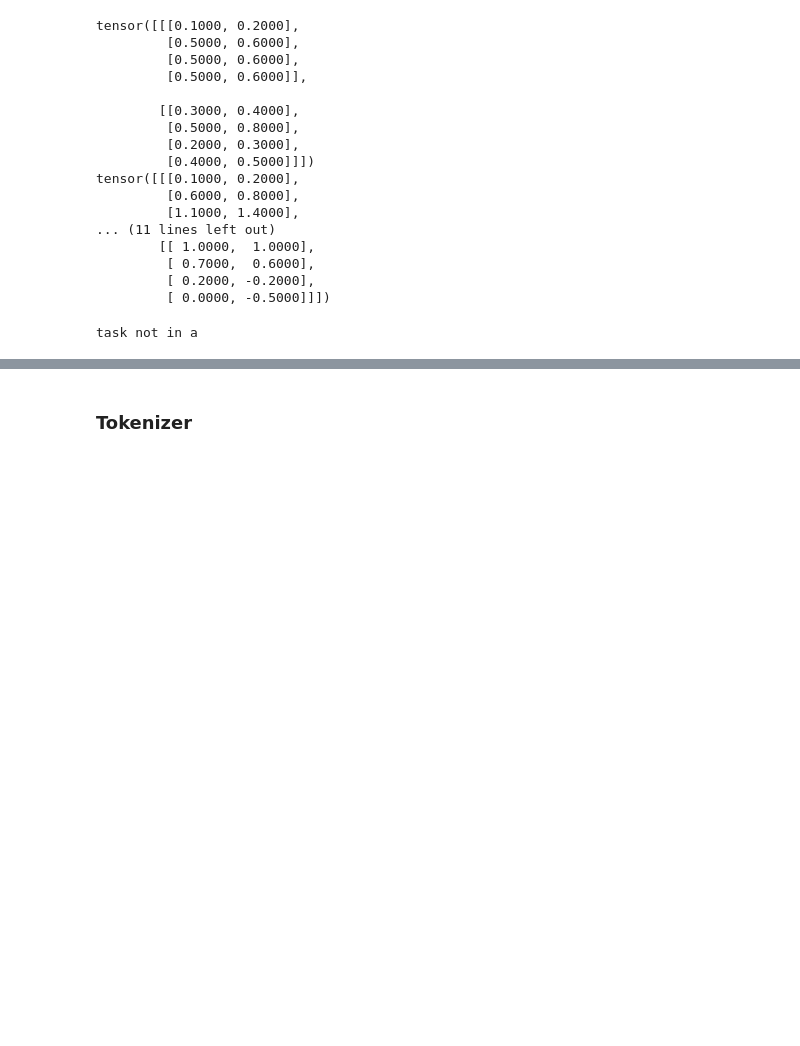
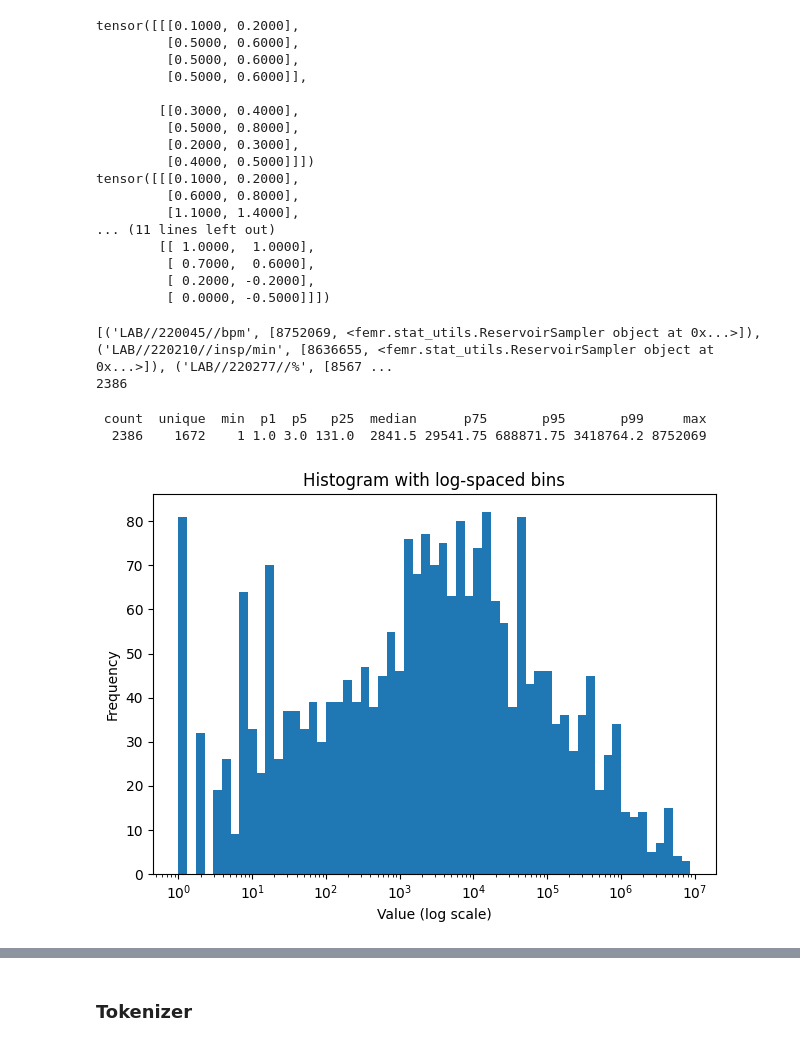
Before and after one commit to reAIM-Lab/ehr_foundation_model_benchmark, a Jupyter notebook: src/femr/models/test.ipynb, the cells around one changed output, grey strips where cells are left out. Saved outputs shown, nothing was run; the diff lists cells and outputs as text; code cells hidden in the pictures; blank space fills up the shorter version.

```diff
--- a/src/femr/models/test.ipynb
+++ b/src/femr/models/test.ipynb
@@ -38,10 +38,70 @@ tensor([[[0.1000, 0.2000],
          [ 0.2000, -0.2000],
          [ 0.0000, -0.5000]]])
 # %%
-a = {"taskc":1, "needs_exact":True}
-if "task" in a:
-    print("task in a")
-else:
-    print("task not in a")
+import pathlib
+from tqdm import tqdm
+import meds_reader
+import femr.stat_utils
+a = femr.stat_utils.ReservoirSampler(100000)
+meds_reader_path = "/data/raw_data/mimic/files/mimiciv/meds_v0.6/3.1/MEDS_cohort-reader"
+database = meds_reader.SubjectDatabase(meds_reader_path)
+lab_dict = {}
+numerical_values= []
+for subject_id in tqdm(database):
+    for event in database[subject_id].events:
+        if event.numeric_value is not None:
+            if event.code not in lab_dict:
+                lab_dict[event.code] = [1,femr.stat_utils.ReservoirSampler(100000)]
+                lab_dict[event.code][1].add(float(event.numeric_value),1)
+            else:
+                lab_dict[event.code][0] += 1
+                lab_dict[event.code][1].add(float(event.numeric_value),1)
+            # print(event.code,event.numeric_value,event.text_value)
-# %% [output]
-task not in a
+# %%
+# subject count = 364627
+sorted_items = sorted(lab_dict.items(), key=lambda x: x[1][0],reverse=True)
+print(sorted_items)
+print(len(sorted_items))
+count_list = []
+for key,value in sorted_items:
+    count_list.append(value[0])
+# %% [output]
+[('LAB//220045//bpm', [8752069, <femr.stat_utils.ReservoirSampler object at 0x...>]), ('LAB//220210//insp/min', [8636655, <femr.stat_utils.ReservoirSampler object at 0x...>]), ('LAB//220277//%', [8567 ...
+2386
+# %%
+import numpy as np
+import pandas as pd
+import matplotlib.pyplot as plt
+from collections import Counter
+
+# summary statistics
+s = pd.Series(count_list)
+summary = pd.DataFrame({
+    "count": [s.size],
+    "unique": [s.nunique()],
+    "min": [s.min()],
+    "p1": [s.quantile(0.01)],
+    "p5": [s.quantile(0.05)],
+    "p25": [s.quantile(0.25)],
+    "median": [s.median()],
+    "p75": [s.quantile(0.75)],
+    "p95": [s.quantile(0.95)],
+    "p99": [s.quantile(0.99)],
+    "max": [s.max()]
+})
+print(summary.to_string(index=False))
+
+# log-spaced bins
+b = np.logspace(np.log10(min(count_list)), np.log10(max(count_list)), 60)
+plt.figure()
+plt.hist(count_list, bins=b)
+plt.xscale('log')
+plt.xlabel("Value (log scale)")
+plt.ylabel("Frequency")
+plt.title("Histogram with log-spaced bins")
+plt.tight_layout()
+plt.show()
+# %% [output]
+ count  unique  min  p1  p5   p25  median      p75       p95       p99     max
+  2386    1672    1 1.0 3.0 131.0  2841.5 29541.75 688871.75 3418764.2 8752069
+[figure, added]
```
Also changed, not shown: parts of 4 cells of this notebook, 12 other files.
